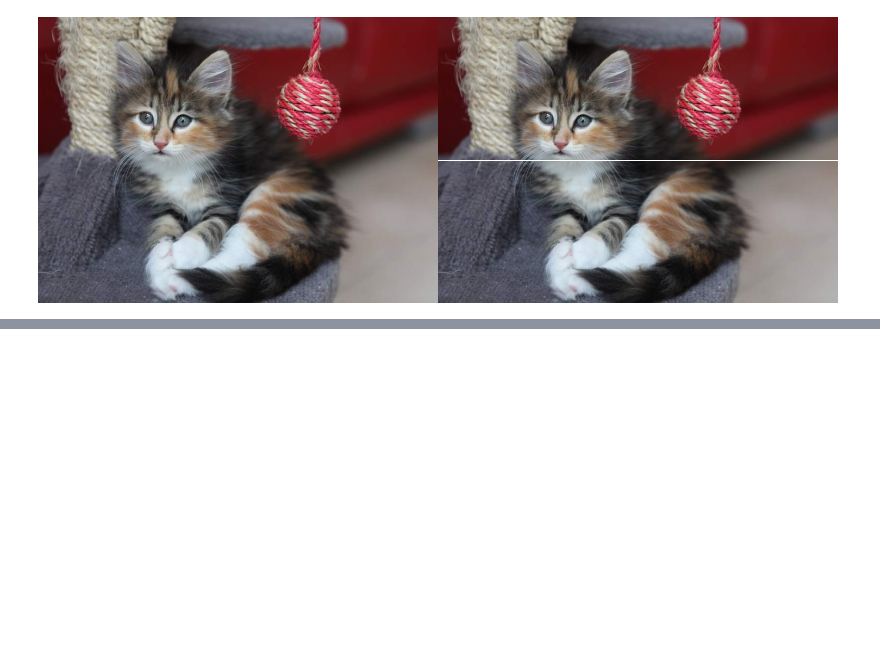
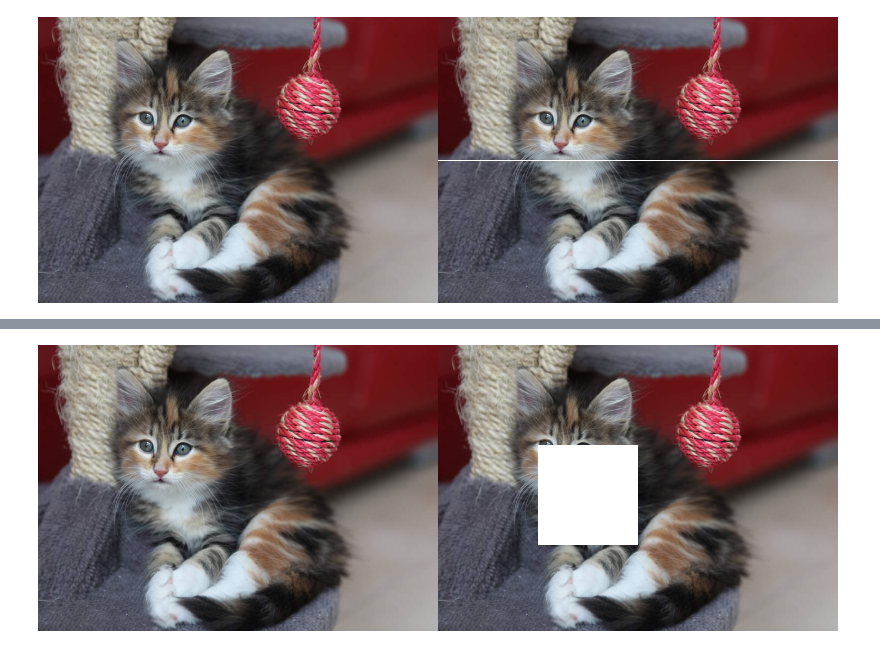
Before and after one commit to FebryanRizki24/PCVK_Ganjil_2023, a Jupyter notebook: Week1.ipynb, the cells around one changed output, grey strips where cells are left out. Cells and saved outputs as stored; diff of their text form; code cells hidden in the pictures; blank space fills up the shorter version.

```diff
--- a/Week1.ipynb
+++ b/Week1.ipynb
@@ -97,0 +138,14 @@ jawab
+# %%
+image_2 = cv.cvtColor(image, cv.COLOR_BGR2RGB)
+image_3 = cv.cvtColor(image, cv.COLOR_BGR2RGB)
+
+# membuat garis vertikal ditengah image
+for x in range ((tinggi - 100)//2, (tinggi - 100)//2 + 100 ):
+  for y in range((lebar - 100) //2, (lebar - 100) // 2 + 100):
+    image_3[x+7,y-50] = [255,255,255]
+
+final_frame = cv.hconcat((image_2, image_3))
+
+cv2_imshow(final_frame)
+# %% [output]
+[figure, added]
```
Also changed, not shown: parts of 10 cells of this notebook.
